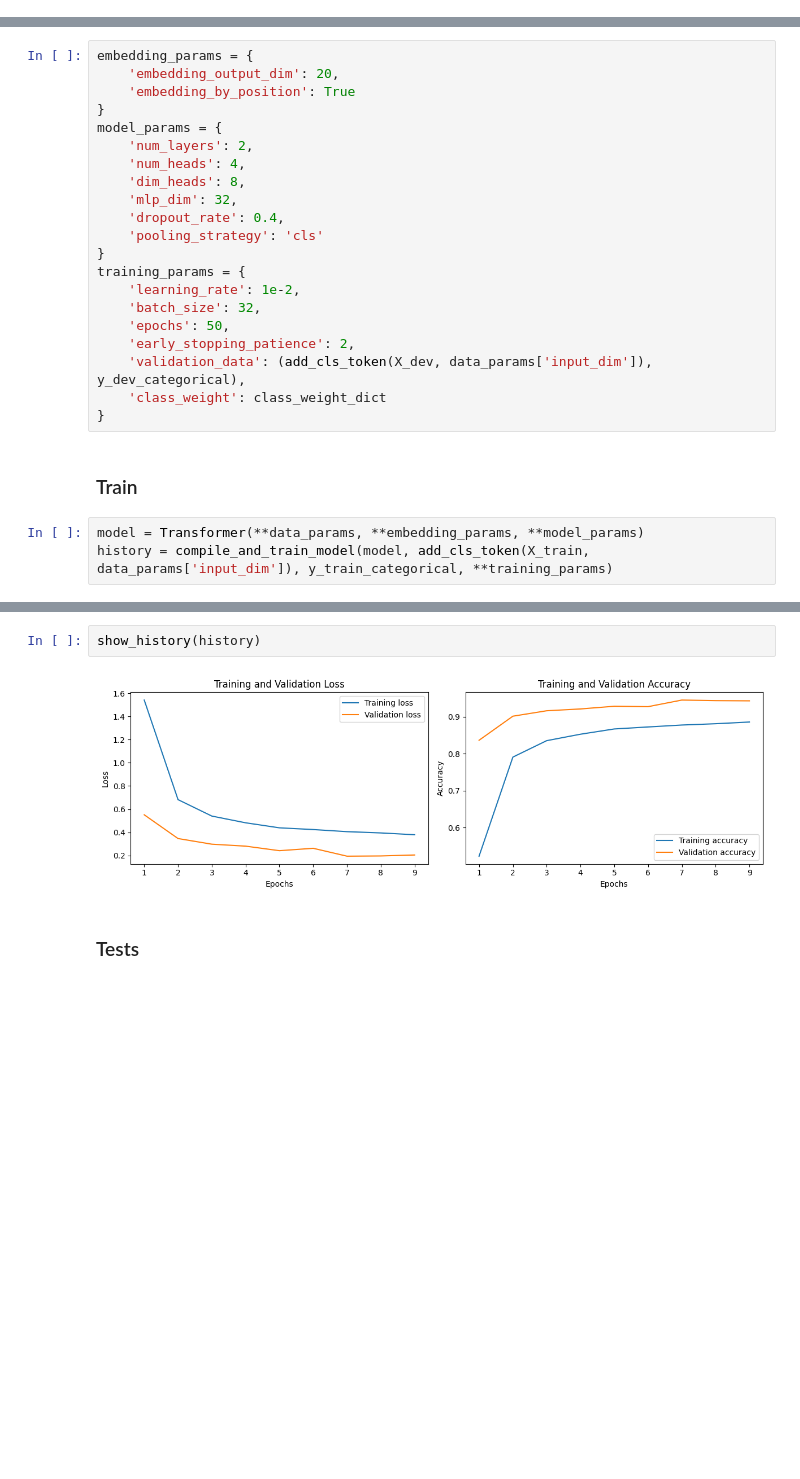
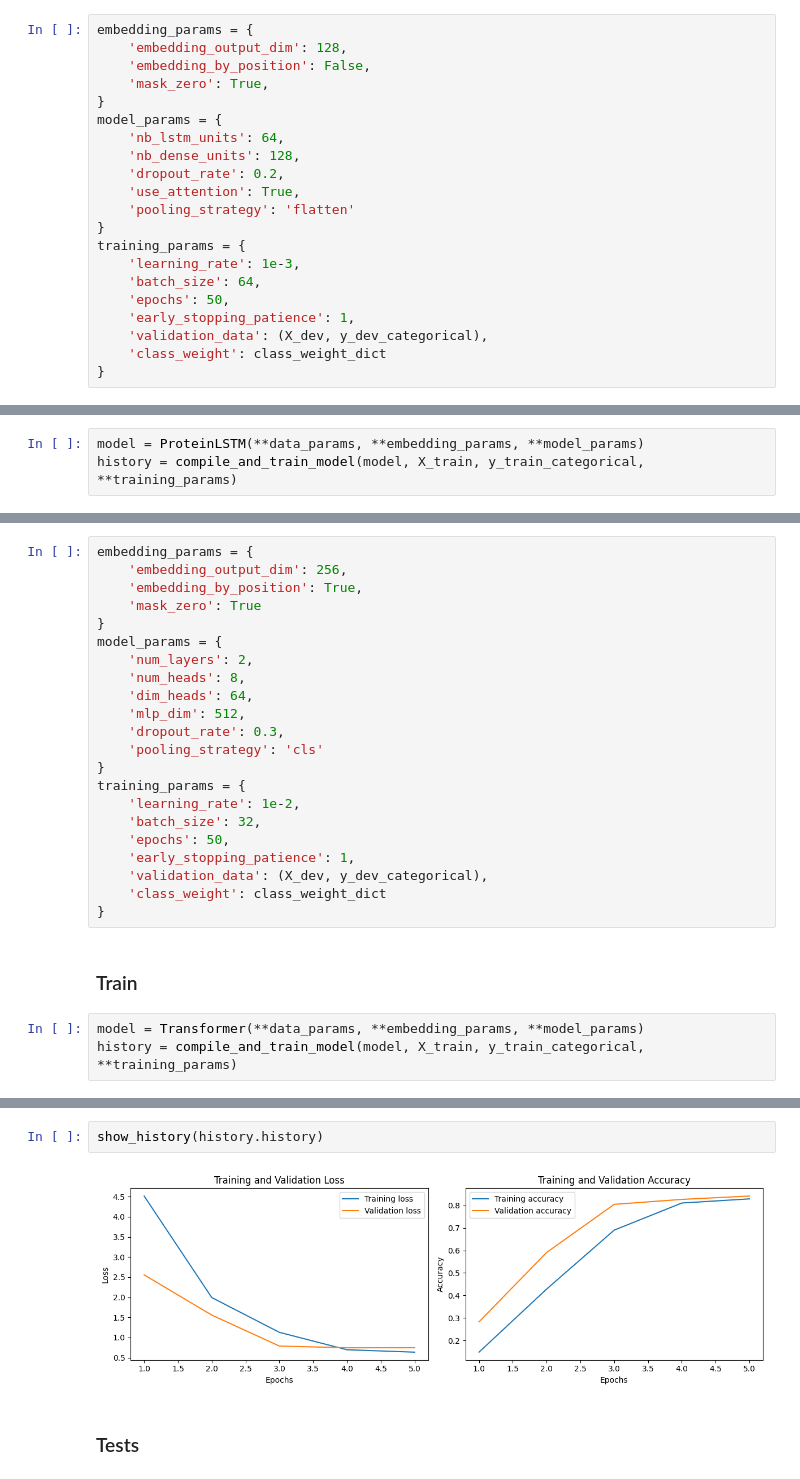
Before and after one commit to yanisadel/Protein-classification-on-Pfam-database, a Jupyter notebook: main.ipynb, the cells around one changed output, grey strips where cells are left out. Saved outputs shown, nothing was run; the diff lists cells and outputs as text; blank space fills up the shorter version.

```diff
--- a/main.ipynb
+++ b/main.ipynb
@@ -1704,0 +1991,21 @@ WARNING:matplotlib.legend:No artists with labels found to put in legend.  Note t
+# %%
+embedding_params = {
+    'embedding_output_dim': 128,
+    'embedding_by_position': False,
+    'mask_zero': True,
+}
+model_params = {
+    'nb_lstm_units': 64,
+    'nb_dense_units': 128,
+    'dropout_rate': 0.2,
+    'use_attention': True,
+    'pooling_strategy': 'flatten'
+}
+training_params = {
+    'learning_rate': 1e-3,
+    'batch_size': 64,
+    'epochs': 50,
+    'early_stopping_patience': 1,
+    'validation_data': (X_dev, y_dev_categorical),
+    'class_weight': class_weight_dict
+}
@@ -1704,0 +2014,3 @@ WARNING:matplotlib.legend:No artists with labels found to put in legend.  Note t
+# %%
+model = ProteinLSTM(**data_params, **embedding_params, **model_params)
+history = compile_and_train_model(model, X_train, y_train_categorical, **training_params)
@@ -1955,29 +2289,30 @@ best_params, best_score = gridsearch(Transformer,
 ### Best hyperparameters
 # %%
 embedding_params = {
-    'embedding_output_dim': 20,
-    'embedding_by_position': True
+    'embedding_output_dim': 256,
+    'embedding_by_position': True,
+    'mask_zero': True
 }
 model_params = {
     'num_layers': 2,
-    'num_heads': 4,
-    'dim_heads': 8,
-    'mlp_dim': 32,
-    'dropout_rate': 0.4,
+    'num_heads': 8,
+    'dim_heads': 64,
+    'mlp_dim': 512,
+    'dropout_rate': 0.3,
     'pooling_strategy': 'cls'
 }
 training_params = {
     'learning_rate': 1e-2,
     'batch_size': 32,
     'epochs': 50,
-    'early_stopping_patience': 2,
-    'validation_data': (add_cls_token(X_dev, data_params['input_dim']), y_dev_categorical),
+    'early_stopping_patience': 1,
+    'validation_data': (X_dev, y_dev_categorical),
     'class_weight': class_weight_dict
 }
 # %% [markdown]
 ### Train
 # %%
 model = Transformer(**data_params, **embedding_params, **model_params)
-history = compile_and_train_model(model, add_cls_token(X_train, data_params['input_dim']), y_train_categorical, **training_params)
+history = compile_and_train_model(model, X_train, y_train_categorical, **training_params)
 # %% [output]
 Epoch 1/50
@@ -2001,7 +2328,7 @@ Epoch 9/50
 # %%
-show_history(history)
+show_history(history.history)
 # %% [output]
-[figure, old version]
+[figure, new version]
 # %% [markdown]
 ### Tests
 # %%
```
Also changed, not shown: parts of 151 cells of this notebook, 1 other file.
